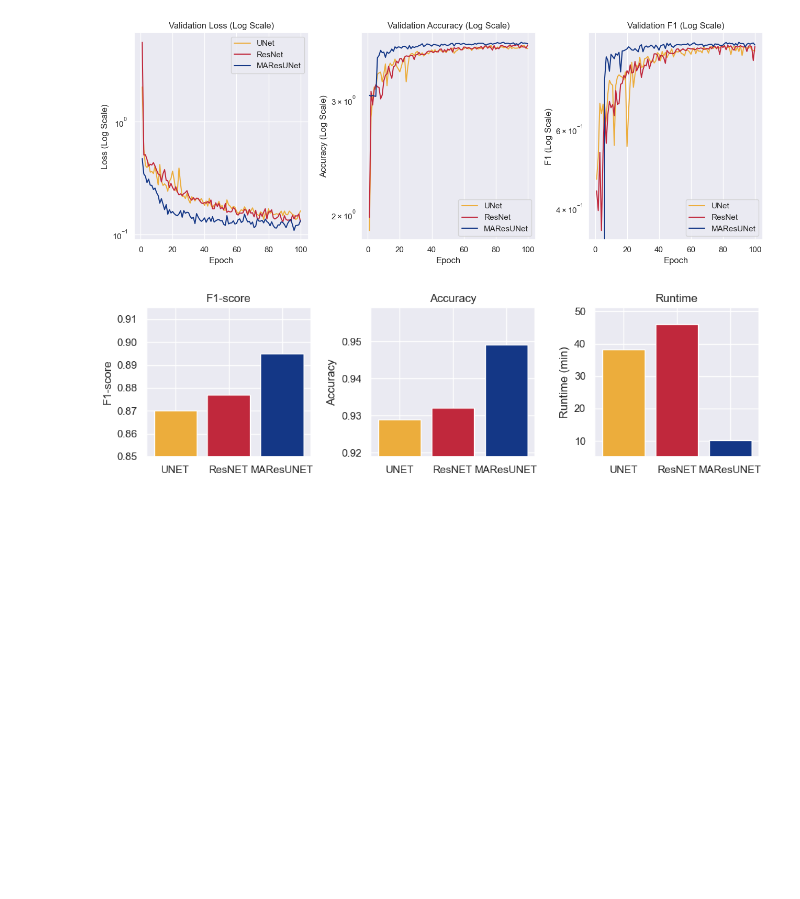
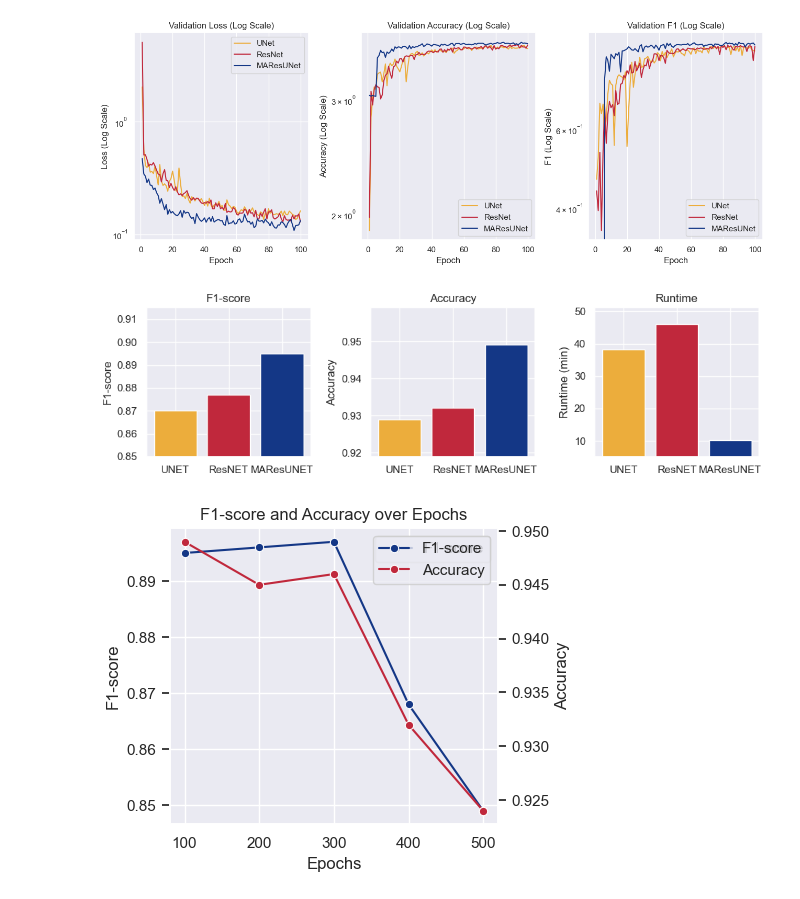
Before and after one commit to CS-433/ml-project-2-mnf, a Jupyter notebook: script/metrics_plot.ipynb, the cells around one changed output. Drawn from its saved outputs; the diff is of its cells as text; code cells hidden in the pictures; blank space fills up the shorter version.

```diff
--- a/script/metrics_plot.ipynb
+++ b/script/metrics_plot.ipynb
@@ -147,3 +147,37 @@ plt.tight_layout()
 plt.show()
 # %% [output]
 [figure]
+# %%
+data_comp = {
+    'Epochs': [100, 200, 300, 400, 500],
+    'F1-score': [0.895, 0.896, 0.897, 0.868, 0.849],
+    'Accuracy': [0.949, 0.945, 0.946, 0.932, 0.924]
+}
+
+
+comp_maresunet = pd.DataFrame(data_comp)
+comp_maresunet_plot = comp_maresunet.melt('Epochs', var_name='Metrics', value_name='Values')
+
+fig, ax1 = plt.subplots(figsize=(5, 4))
+
+sns.lineplot(data=comp_maresunet_plot[comp_maresunet_plot['Metrics'] == 'F1-score'], x='Epochs', y='Values', marker='o', label='F1-score', color="#143786", ax=ax1)
+ax1.set_title('F1-score and Accuracy over Epochs')
+ax1.set_xlabel('Epochs')
+ax1.set_ylabel('F1-score')
+ax1.tick_params(axis='y')
+ax1.grid(True)
+
+ax2 = ax1.twinx()
+sns.lineplot(data=comp_maresunet_plot[comp_maresunet_plot['Metrics'] == 'Accuracy'], x='Epochs', y='Values', marker='o', label='Accuracy', color="#c0283c", ax=ax2)
+ax2.set_ylabel('Accuracy')
+ax2.tick_params(axis='y')
+ax2.grid(False)
+
+lines, labels = ax1.get_legend_handles_labels()
+lines2, labels2 = ax2.get_legend_handles_labels()
+ax2.legend(lines + lines2, labels + labels2, loc='best')
+
+plt.tight_layout()
+plt.show()
+# %% [output]
+[figure, added]
```
Also changed, not shown: 12 other files.
